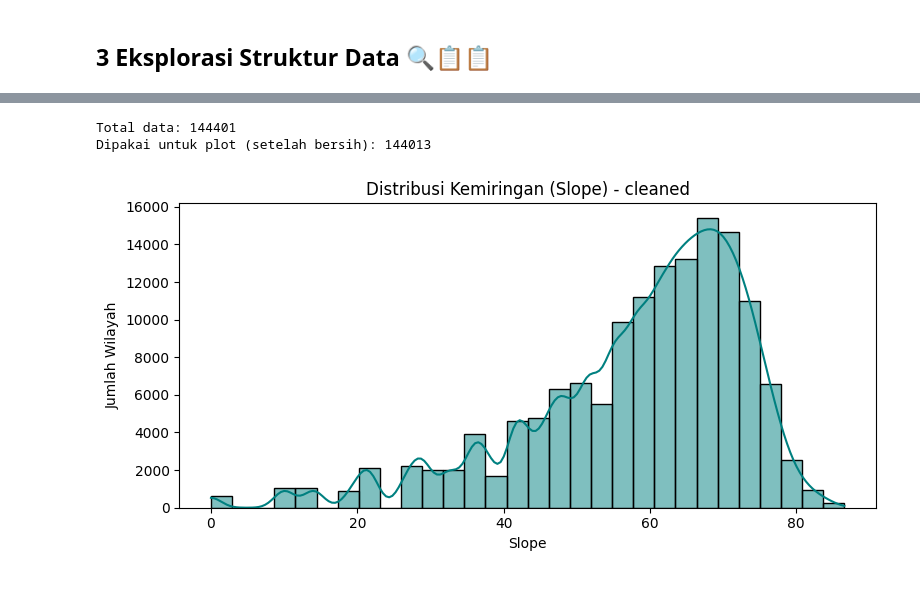
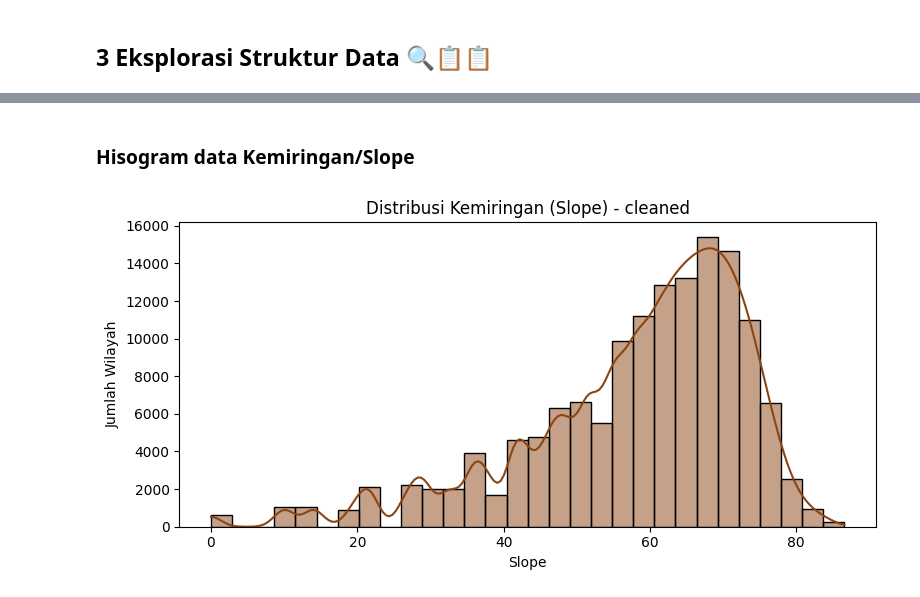
Before and after one commit to JOO-AJAAA/Yohanes-Gerardus-Haga-Zai_Assignment4, a Jupyter notebook: analysisPointPluvialFlood.ipynb, the cells around one changed output, grey strips where cells are left out. Cells and saved outputs as stored; diff of their text form; code cells hidden in the pictures.

```diff
--- a/analysisPointPluvialFlood.ipynb
+++ b/analysisPointPluvialFlood.ipynb
@@ -69,26 +72,25 @@ dfSpatialFood.describe()
+# %% [markdown]
+### Hisogram data Kemiringan/Slope
 # %%
-# Histogram Slope (dibersihkan dari nilai NoData/outlier)
+# Histogram Slope (dibersihkan dari nilai NoData/outlier), menghasilkan outpun nan
 s_raw = pd.to_numeric(dfSpatialFood['Slope'], errors='coerce')
 
-# Buang nilai ekstrem khas NoData raster float32 (sering -3.402823e+38)
+# Buang nilai ekstrem khas NoData raster float32 kemudian jadikan nan
 s_clean = s_raw.copy()
 s_clean[(s_clean.abs() > 1e10)] = np.nan
-s_clean = s_clean.dropna()
+# Mengunakan s_clean untuk data slope yang dipunya kemudian di drop baris yang nan
+dfSpatialFood['Slope'] = s_clean
+dfSpatialFood = dfSpatialFood.dropna()
 
-# Jika slope seharusnya 0–90 derajat, clip supaya outlier kecil tidak mengganggu
-s_clean = s_clean.clip(lower=0, upper=90)
-
-print('Total data:', len(s_raw))
-print('Dipakai untuk plot (setelah bersih):', len(s_clean))
+# Slope seharusnya 0–90 derajat, clip supaya outlier kecil tidak mengganggu
+dfSpatialFood['Slope'] = dfSpatialFood['Slope'].clip(lower=0, upper=90)
 
 plt.figure(figsize=(8,4))
-sns.histplot(s_clean, bins=30, kde=True, color='teal')
+sns.histplot(dfSpatialFood['Slope'], bins=30, kde=True, color='saddlebrown')
 plt.title('Distribusi Kemiringan (Slope) - cleaned')
 plt.xlabel('Slope')
 plt.ylabel('Jumlah Wilayah')
 plt.tight_layout()
 plt.show()
 # %% [output]
-Total data: 144401
-Dipakai untuk plot (setelah bersih): 144013
-[figure, old version]
+[figure, new version]
```
Also changed, not shown: parts of 17 cells of this notebook.
